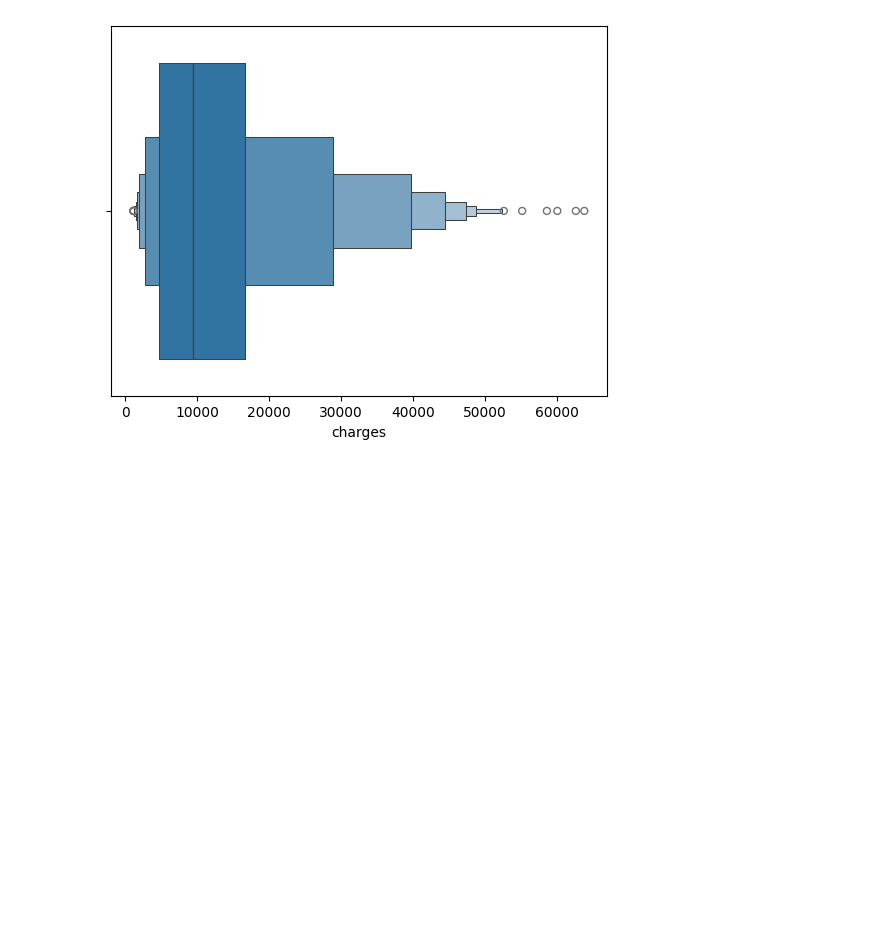
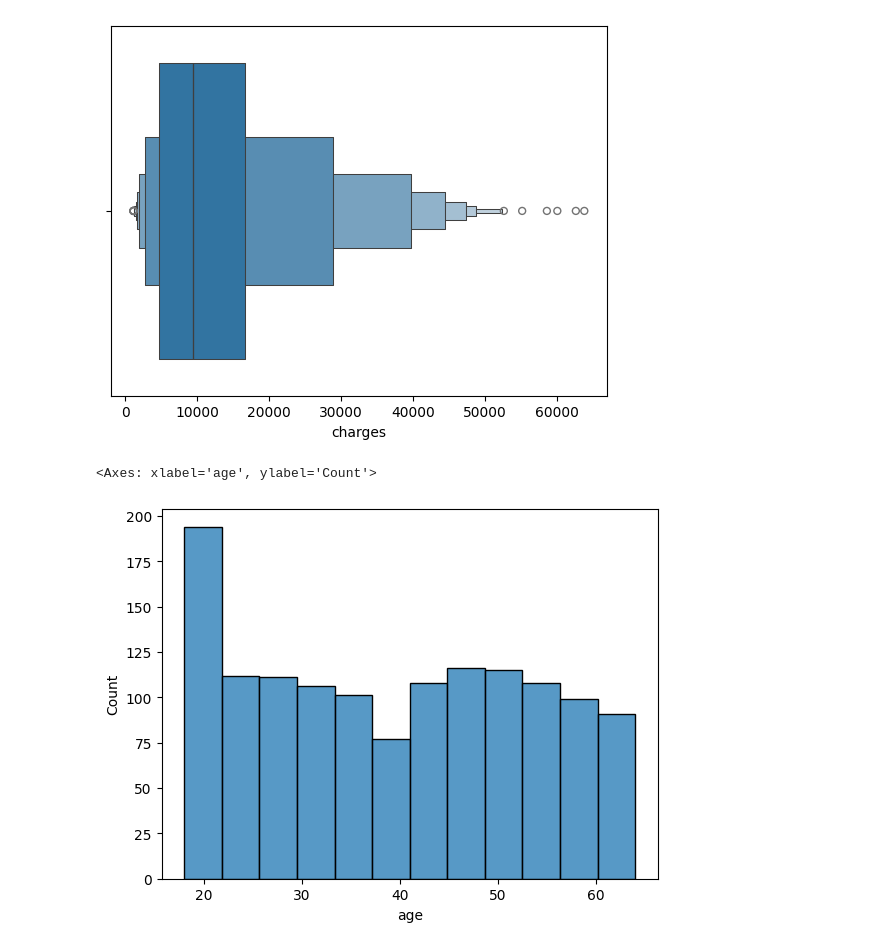
Before and after one commit to michaelhudson2205/Maven_Regression_and_Forecasting, a Jupyter notebook: notebooks/v_028_exploring_target.ipynb, the cells around one changed output. Cells and saved outputs as stored; diff of their text form; code cells hidden in the pictures; blank space fills up the shorter version.

```diff
--- a/notebooks/v_028_exploring_target.ipynb
+++ b/notebooks/v_028_exploring_target.ipynb
@@ -54,3 +54,8 @@ sns.boxplot(x=insurance['charges'])
 sns.boxenplot(x=insurance['charges']);
 # %% [output]
 [figure]
+# %%
+sns.histplot(x=insurance['age'])
+# %% [output]
+<Axes: xlabel='age', ylabel='Count'>
+[figure, added]
```
Also changed, not shown: parts of 5 cells of this notebook.
